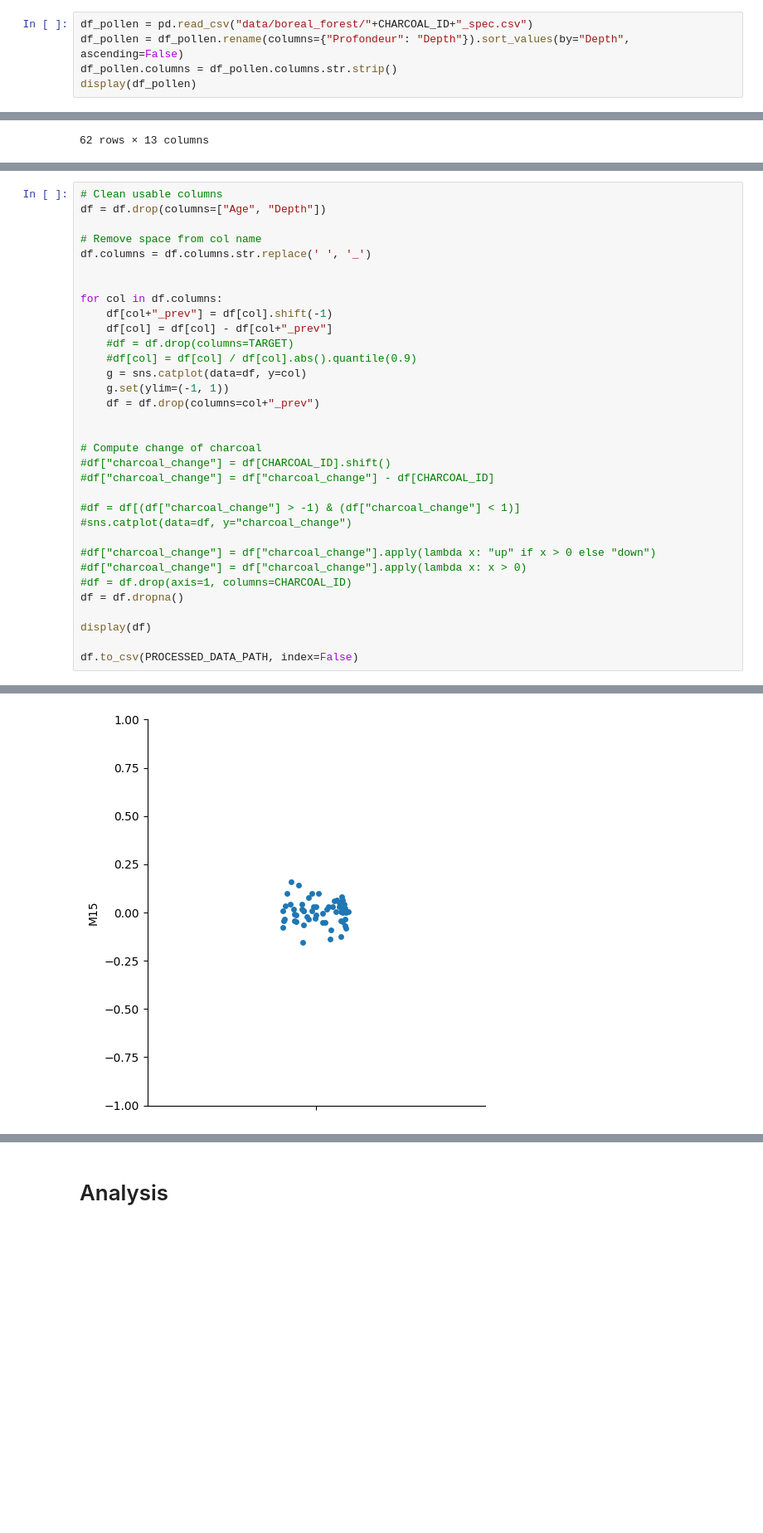
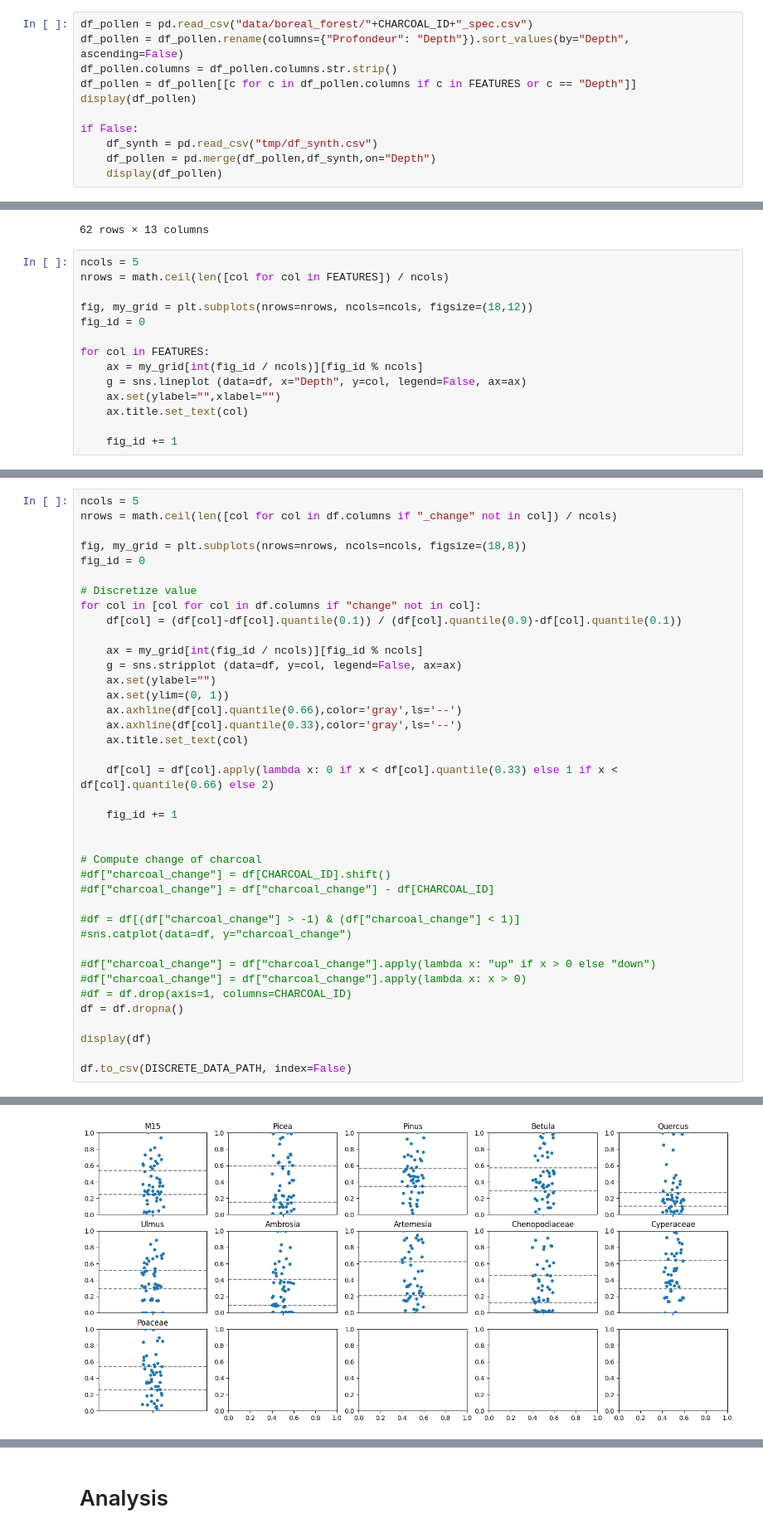
Before and after one commit to Tony-sama/boreal-forest, a Jupyter notebook: 1_data_processing.ipynb, the cells around one changed output, grey strips where cells are left out. Shown at 83% size. Saved outputs shown, nothing was run; the diff lists cells and outputs as text; blank space fills up the shorter version.

Commit message:
Change discretization of feature for quantile area and target for value up/down

```diff
--- a/1_data_processing.ipynb
+++ b/1_data_processing.ipynb
@@ -54,5 +55,11 @@ sns.lineplot(df_charcoal, x="Age", y=CHARCOAL_ID, color="firebrick")
 df_pollen = pd.read_csv("data/boreal_forest/"+CHARCOAL_ID+"_spec.csv")
 df_pollen = df_pollen.rename(columns={"Profondeur": "Depth"}).sort_values(by="Depth", ascending=False)
 df_pollen.columns = df_pollen.columns.str.strip()
+df_pollen = df_pollen[[c for c in df_pollen.columns if c in FEATURES or c == "Depth"]]
 display(df_pollen)
+
+if False:
+    df_synth = pd.read_csv("tmp/df_synth.csv")
+    df_pollen = pd.merge(df_pollen,df_synth,on="Depth")
+    display(df_pollen)
 # %% [output]
@@ -166,3 +151,17 @@ display(df)
 | 60 | 10318 | 0.026405 | 1170 | 17.559524 | 54.166667 | 10.119048 | 1.190476 | 2.380952 | 1.190476 | 0.595238 | ... |
 | 61 | 10488 | 0.009674 | 1180 | 39.144050 | 38.830898 | 6.889353 | 1.878914 | 0.626305 | 0.313152 | 1.565762 | ... |
 62 rows × 13 columns
+# %%
+ncols = 5
+nrows = math.ceil(len([col for col in FEATURES]) / ncols)
+
+fig, my_grid = plt.subplots(nrows=nrows, ncols=ncols, figsize=(18,12))
+fig_id = 0
+
+for col in FEATURES:
+    ax = my_grid[int(fig_id / ncols)][fig_id % ncols]
+    g = sns.lineplot (data=df, x="Depth", y=col, legend=False, ax=ax)
+    ax.set(ylabel="",xlabel="")
+    ax.title.set_text(col)
+
+    fig_id += 1
@@ -169,19 +238,25 @@ display(df)
 # %%
-# Clean usable columns
-df = df.drop(columns=["Age", "Depth"])
+ncols = 5
+nrows = math.ceil(len([col for col in df.columns if "_change" not in col]) / ncols)
 
-# Remove space from col name
-df.columns = df.columns.str.replace(' ', '_')
+fig, my_grid = plt.subplots(nrows=nrows, ncols=ncols, figsize=(18,8))
+fig_id = 0
 
+# Discretize value
+for col in [col for col in df.columns if "change" not in col]:
+    df[col] = (df[col]-df[col].quantile(0.1)) / (df[col].quantile(0.9)-df[col].quantile(0.1))
 
-for col in df.columns:
-    df[col+"_prev"] = df[col].shift(-1)
-    df[col] = df[col] - df[col+"_prev"]
-    #df = df.drop(columns=TARGET)
-    #df[col] = df[col] / df[col].abs().quantile(0.9)
-    g = sns.catplot(data=df, y=col)
-    g.set(ylim=(-1, 1))
-    df = df.drop(columns=col+"_prev")
+    ax = my_grid[int(fig_id / ncols)][fig_id % ncols]
+    g = sns.stripplot (data=df, y=col, legend=False, ax=ax)
+    ax.set(ylabel="")
+    ax.set(ylim=(0, 1))
+    ax.axhline(df[col].quantile(0.66),color='gray',ls='--')
+    ax.axhline(df[col].quantile(0.33),color='gray',ls='--')
+    ax.title.set_text(col)
+
+    df[col] = df[col].apply(lambda x: 0 if x < df[col].quantile(0.33) else 1 if x < df[col].quantile(0.66) else 2)
+
+    fig_id += 1
 
 
 # Compute change of charcoal
@@ -198,6 +273,6 @@ df = df.dropna()
 
 display(df)
 
-df.to_csv(PROCESSED_DATA_PATH, index=False)
+df.to_csv(DISCRETE_DATA_PATH, index=False)
 # %% [output]
 |  | M15 | Picea | Pinus | Betula | Quercus | Ulmus | Ambrosia | Artemesia | Chenopodiaceae | Cyperaceae | ... |
@@ -216 +291 @@ df.to_csv(PROCESSED_DATA_PATH, index=False)
-[figure, old version]
+[figure, new version]
```
Also changed, not shown: parts of 15 cells of this notebook, 4 other files.
